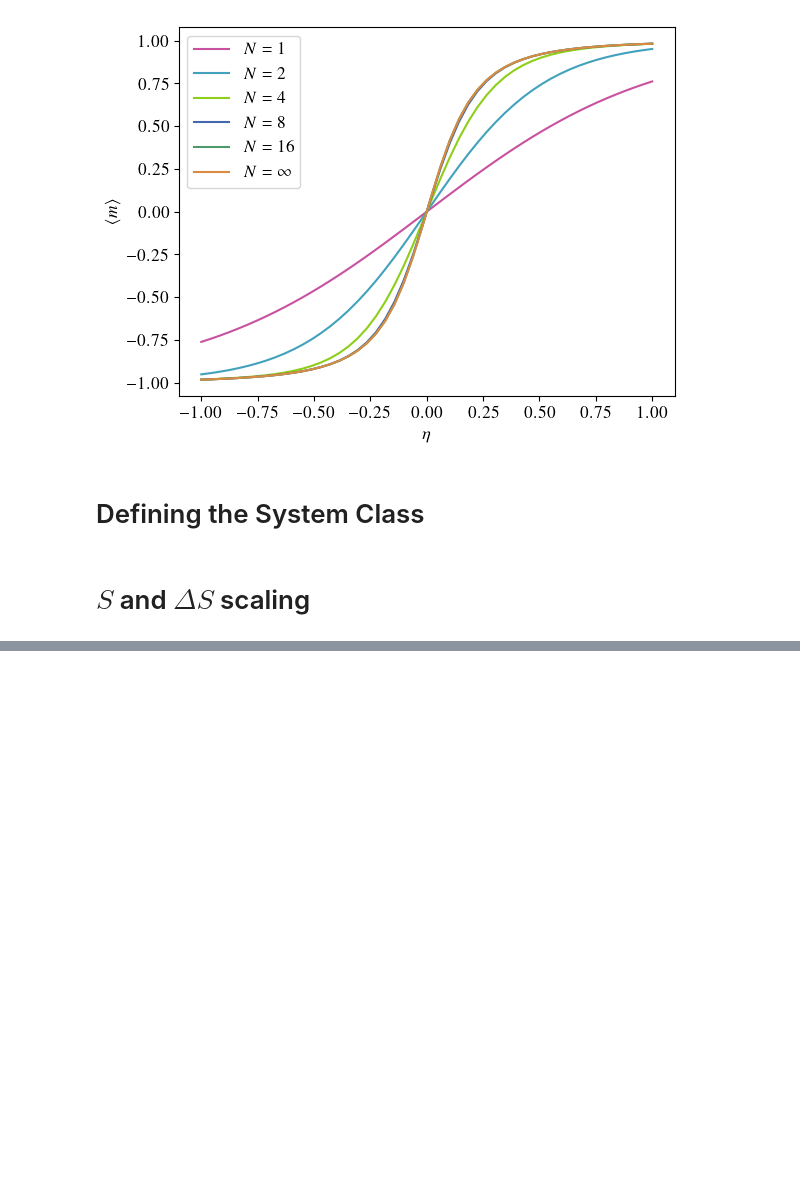
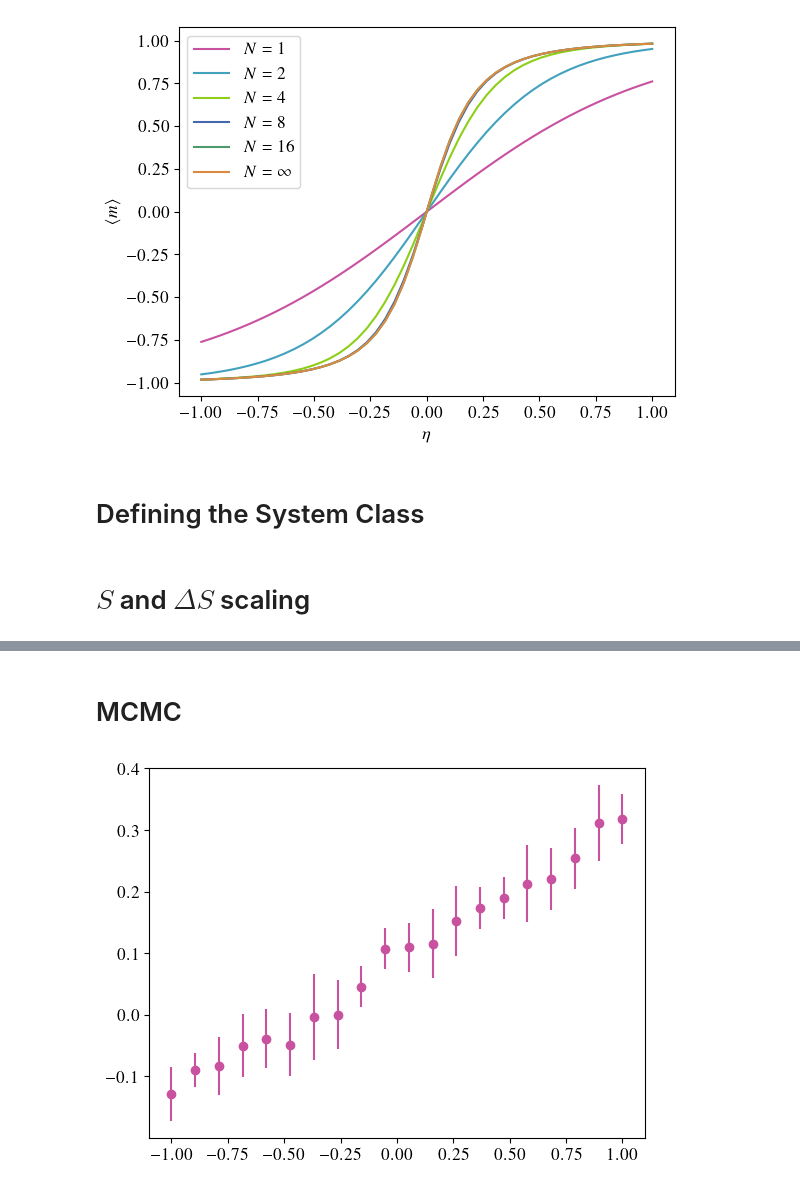
Before and after one commit to rojinaks/ComputationalPhysics, a Jupyter notebook: Exercise_4/main.ipynb, the cells around one changed output, grey strips where cells are left out. Saved outputs shown, nothing was run; the diff lists cells and outputs as text; code cells hidden in the pictures; blank space fills up the shorter version.

Commit message:
ex 4 mcmc

```diff
--- a/Exercise_4/main.ipynb
+++ b/Exercise_4/main.ipynb
@@ -148,0 +158,71 @@ with plt.rc_context(barstyle):
+# %% [markdown]
+# MCMC
+# %%
+from copy import deepcopy
+
+
+class IsingModelMCMC:
+    def __init__(self, spin_system: SpinSystem):
+        self.spin_system = spin_system
+
+    def calculate_next(self, spin_config) -> any:
+        spin_flip = np.random.choice(range(self.spin_system.n))
+
+        acceptance = min(
+            1, np.exp(-self.spin_system.delta_action(spin_config, spin_flip))
+        )
+        u = np.random.uniform(0, 1)
+        if acceptance >= u:
+            new_config = deepcopy(spin_config)
+            new_config[spin_flip] *= -1
+            return new_config
+        return spin_config
+
+    def __call__(self, start_config: np.ndarray, array_length: int) -> np.ndarray:
+        """Generate a Markov Chain"""
+
+        configs = [start_config]
+        for _ in range(1, array_length):
+            new = self.calculate_next(configs[-1])
+            configs.append(new)
+
+        return np.array(configs)
+
+
+from matplotlib.colors import LinearSegmentedColormap, to_hex
+
+N = 20
+CONFIGS = 10_0
+NUMBER_OF_M_PER_ETA = 10
+
+# cmap = LinearSegmentedColormap.from_list("colormap", list(zip([0, 0.5, 1], ["blue", "grey", "red"])))
+
+# def get_color(x):
+#     return to_hex(cmap(1/2 * (x + 1)))
+
+# start_config = np.array([1, -1] * int(N / 2))
+start_config = np.array([1] * N)
+m = np.array([])
+m_std = np.array([])
+eta_values = np.linspace(-1, 1, 20)
+
+# fig, ax = plt.subplots()
+for eta in eta_values:
+    system = SpinSystem(zeta=0.75, eta=eta, n=N)
+    mcmc = IsingModelMCMC(system)
+
+    values = np.array([])
+
+    for _ in range(NUMBER_OF_M_PER_ETA):
+        configs = mcmc(start_config, CONFIGS)
+        magnetization = system.magnetization(configs)
+        values = np.append(values, magnetization.mean())
+
+    m = np.append(m, values.mean())
+    m_std = np.append(m_std, values.std())
+
+
+with plt.rc_context(barstyle):
+    plt.errorbar(eta_values, m, yerr=m_std)
+# %% [output]
+[figure, added]
```
Also changed, not shown: parts of 2 cells of this notebook, 3 other files.
